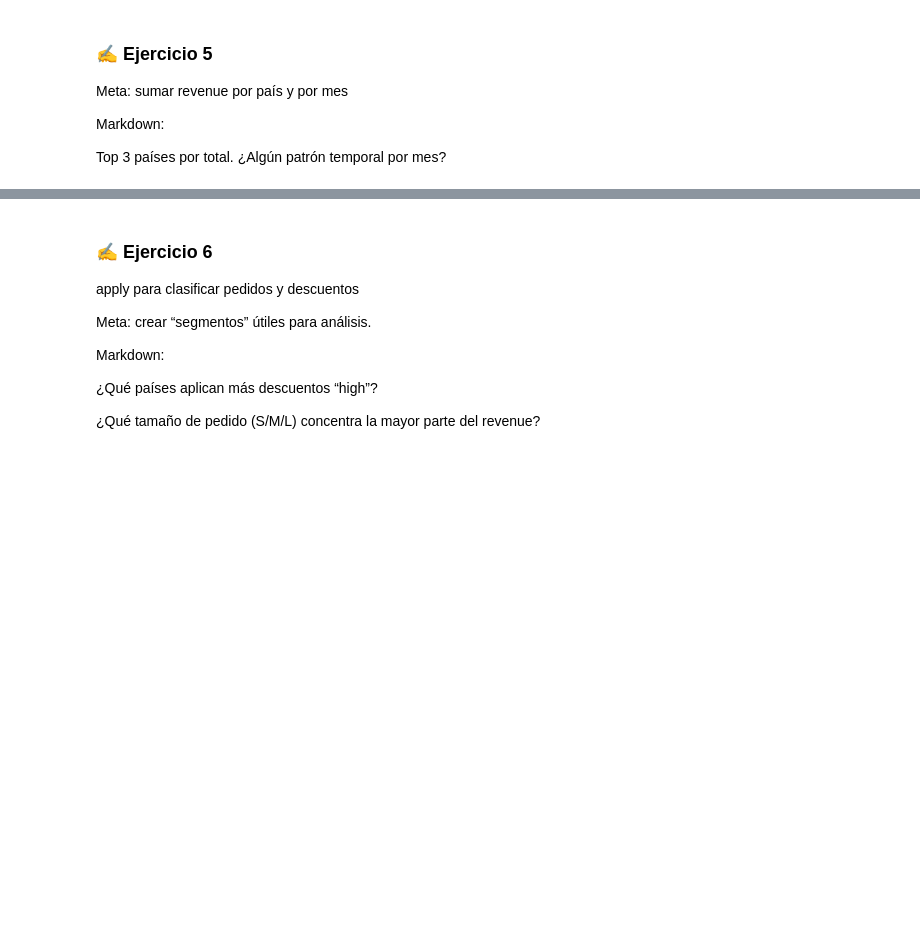
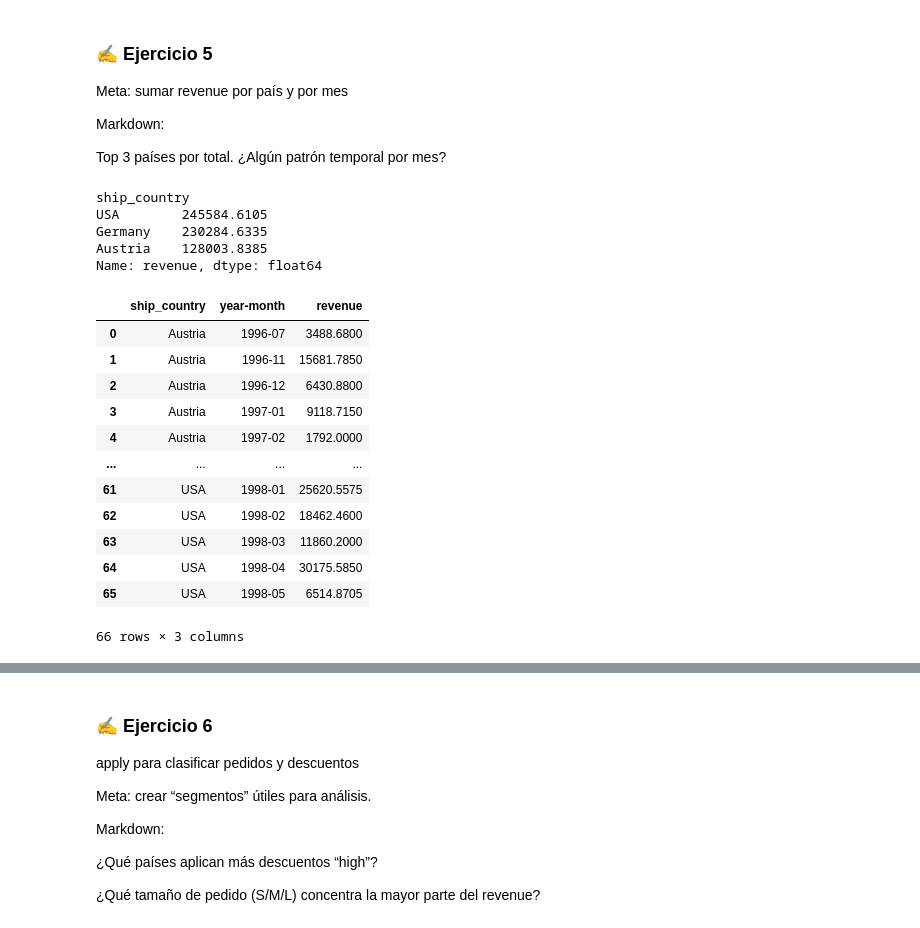
Before and after one commit to DataJm/202509-Data-Analytics-con-Python, a Jupyter notebook: Live Coding/Clase 07/Clase7_Proyecto_Northwind.ipynb, the cells around one changed output, grey strips where cells are left out. Cells and saved outputs as stored; diff of their text form; code cells hidden in the pictures; blank space fills up the shorter version.

```diff
--- a/Live Coding/Clase 07/Clase7_Proyecto_Northwind.ipynb
+++ b/Live Coding/Clase 07/Clase7_Proyecto_Northwind.ipynb
@@ -397,3 +397,17 @@ Meta: sumar revenue por país y por mes
 Markdown:
 
 Top 3 países por total. ¿Algún patrón temporal por mes?
+# %%
+order_details['revenue'] = order_details['quantity'] * order_details['unit_price'] * (1 - order_details['discount'])
+
+order_details_country = order_details.merge(orders[['ship_country','order_id', 'order_date']])
+order_details_country["year"] = order_details_country["order_date"].dt.year
+order_details_country["month"] = order_details_country["order_date"].dt.month
+
+order_details_country.groupby('ship_country')['revenue'].sum().sort_values(ascending=False).head(3)
+# %% [output]
+ship_country
+USA        245584.6105
+Germany    230284.6335
+Austria    128003.8385
+Name: revenue, dtype: float64
@@ -399,0 +420,18 @@ Top 3 países por total. ¿Algún patrón temporal por mes?
+# %%
+# Tablas en formato "long"
+# Este formato de tabla es el preferido para Tableau, Power BI y otras herramientas de BI
+order_details_top3_country
+# %% [output]
+|  | ship_country | year-month | revenue |
+| 0 | Austria | 1996-07 | 3488.6800 |
+| 1 | Austria | 1996-11 | 15681.7850 |
+| 2 | Austria | 1996-12 | 6430.8800 |
+| 3 | Austria | 1997-01 | 9118.7150 |
+| 4 | Austria | 1997-02 | 1792.0000 |
+| ... | ... | ... | ... |
+| 61 | USA | 1998-01 | 25620.5575 |
+| 62 | USA | 1998-02 | 18462.4600 |
+| 63 | USA | 1998-03 | 11860.2000 |
+| 64 | USA | 1998-04 | 30175.5850 |
+| 65 | USA | 1998-05 | 6514.8705 |
+66 rows × 3 columns
```
Also changed, not shown: parts of 8 cells of this notebook, 1 other file.
